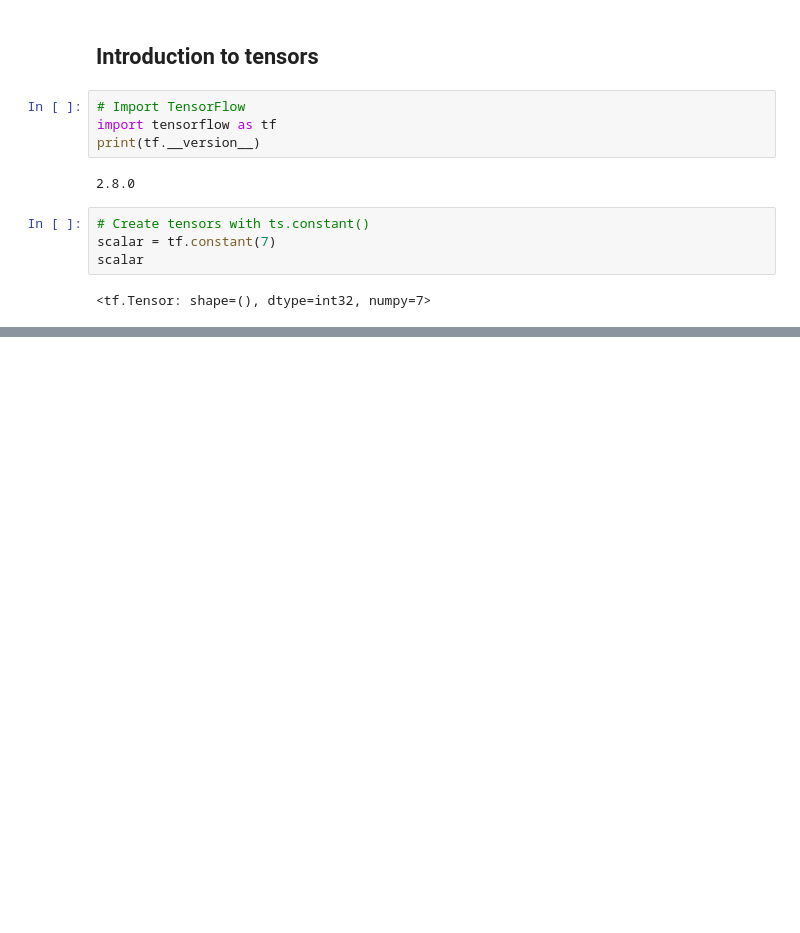
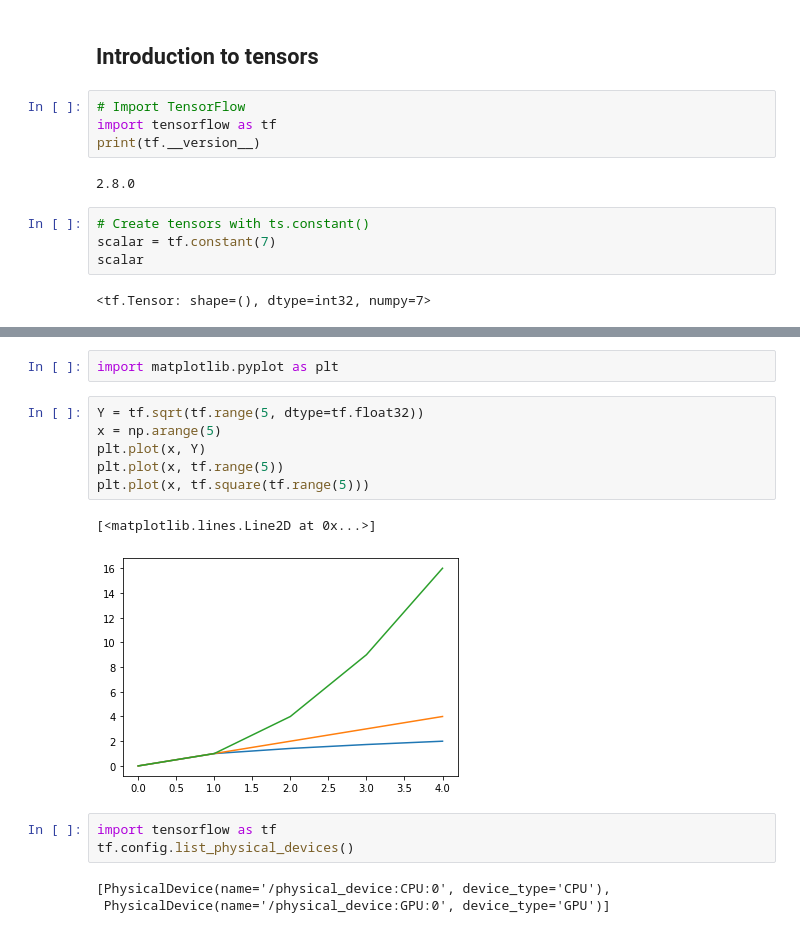
Before and after one commit to alexandre-pinon/deep-learning-learning, a Jupyter notebook: ztm/00_tensorflow_fundamentals.ipynb, the cells around one changed output, grey strips where cells are left out. Drawn from its saved outputs; the diff is of its cells as text; blank space fills up the shorter version.

```diff
--- a/ztm/00_tensorflow_fundamentals.ipynb
+++ b/ztm/00_tensorflow_fundamentals.ipynb
@@ -27,0 +355,17 @@ scalar
+# %%
+import matplotlib.pyplot as plt
+# %%
+Y = tf.sqrt(tf.range(5, dtype=tf.float32))
+x = np.arange(5)
+plt.plot(x, Y)
+plt.plot(x, tf.range(5))
+plt.plot(x, tf.square(tf.range(5)))
+# %% [output]
+[<matplotlib.lines.Line2D at 0x...>]
+[figure, added]
+# %%
+import tensorflow as tf
+tf.config.list_physical_devices()
+# %% [output]
+[PhysicalDevice(name='/physical_device:CPU:0', device_type='CPU'),
+ PhysicalDevice(name='/physical_device:GPU:0', device_type='GPU')]
```
Also changed, not shown: parts of 35 cells of this notebook.
